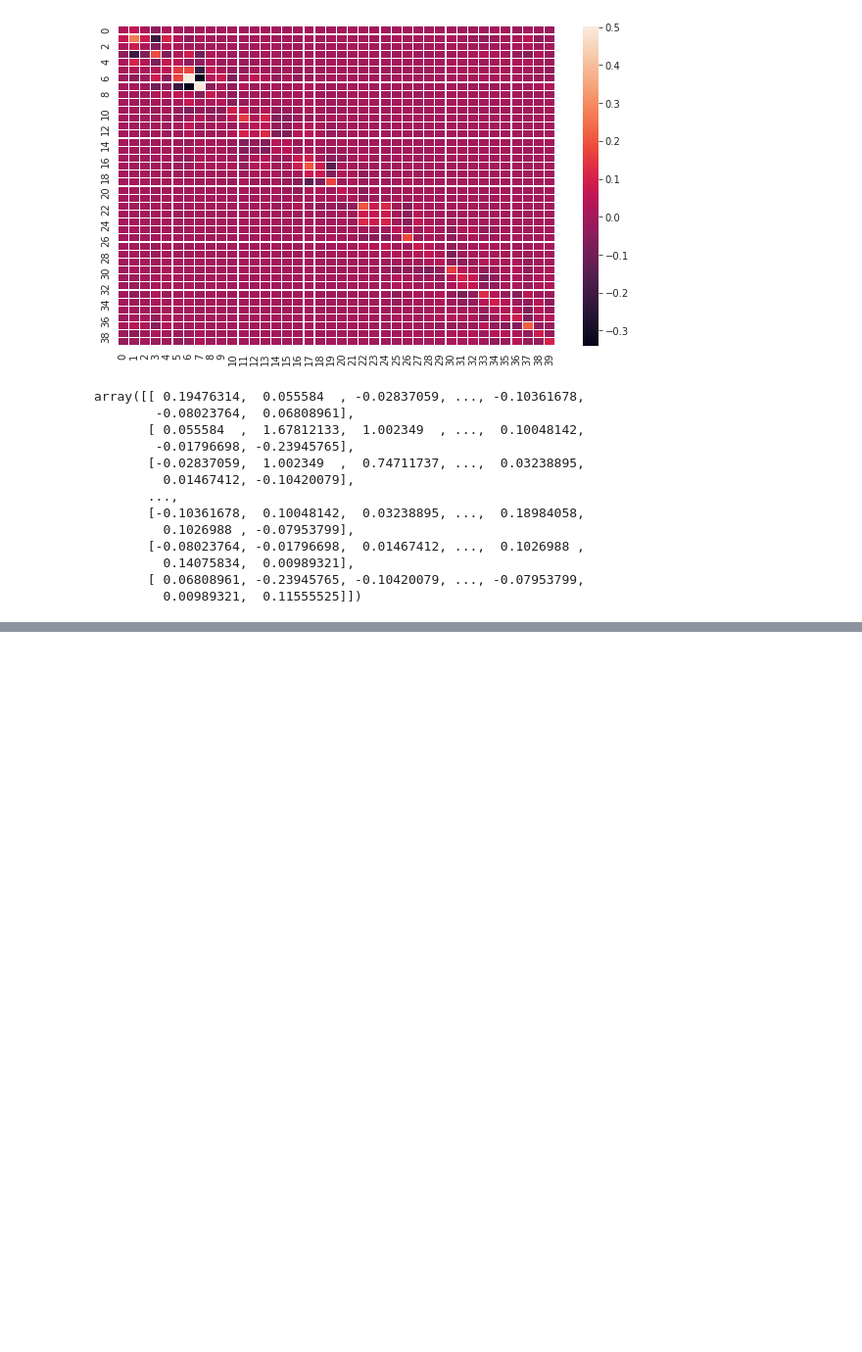
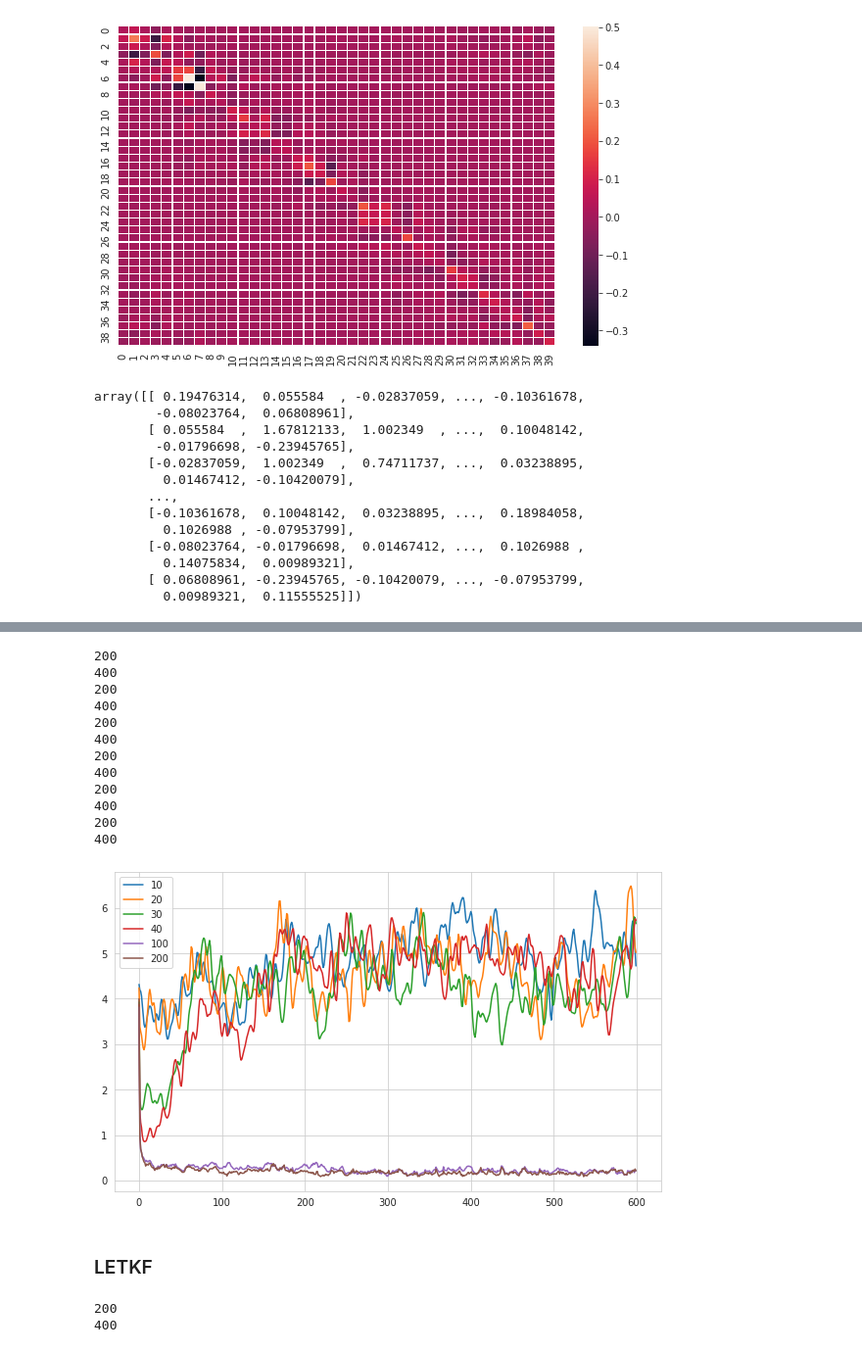
Before and after one commit to tychy/ASSIM, a Jupyter notebook: main.ipynb, the cells around one changed output, grey strips where cells are left out. Shown at 98% size. Drawn from its saved outputs; the diff is of its cells as text; code cells hidden in the pictures; blank space fills up the shorter version.

Commit message:
letkf

```diff
--- a/main.ipynb
+++ b/main.ipynb
@@ -795,0 +880,24 @@ array([[ 0.19476314,  0.055584  , -0.02837059, ..., -0.10361678,
+# %%
+fig = plt.figure()
+
+for i in [10, 20, 30, 40, 100, 200]:
+    error_x_np, noise_np,_ = po(i, 1.02)
+    plt.plot(error_x_np, label="{}".format(i))
+plt.legend()
+plt.show()
+# %% [output]
+200
+400
+200
+400
+200
+400
+200
+400
+200
+400
+200
+400
+[figure, added]
+# %% [markdown]
+### LETKF
@@ -795,0 +943,12 @@ array([[ 0.19476314,  0.055584  , -0.02837059, ..., -0.10361678,
+# %%
+
+fig = plt.figure()
+
+for i in [200,500 ,1000]:
+    error_x_np, noise_np = letkf(i, 1.05, 1.05, 5)
+    plt.plot(error_x_np, label="{}".format(i))
+plt.legend()
+plt.show()
+# %% [output]
+200
+400
```
Also changed, not shown: parts of 10 cells of this notebook, 5 other files.
